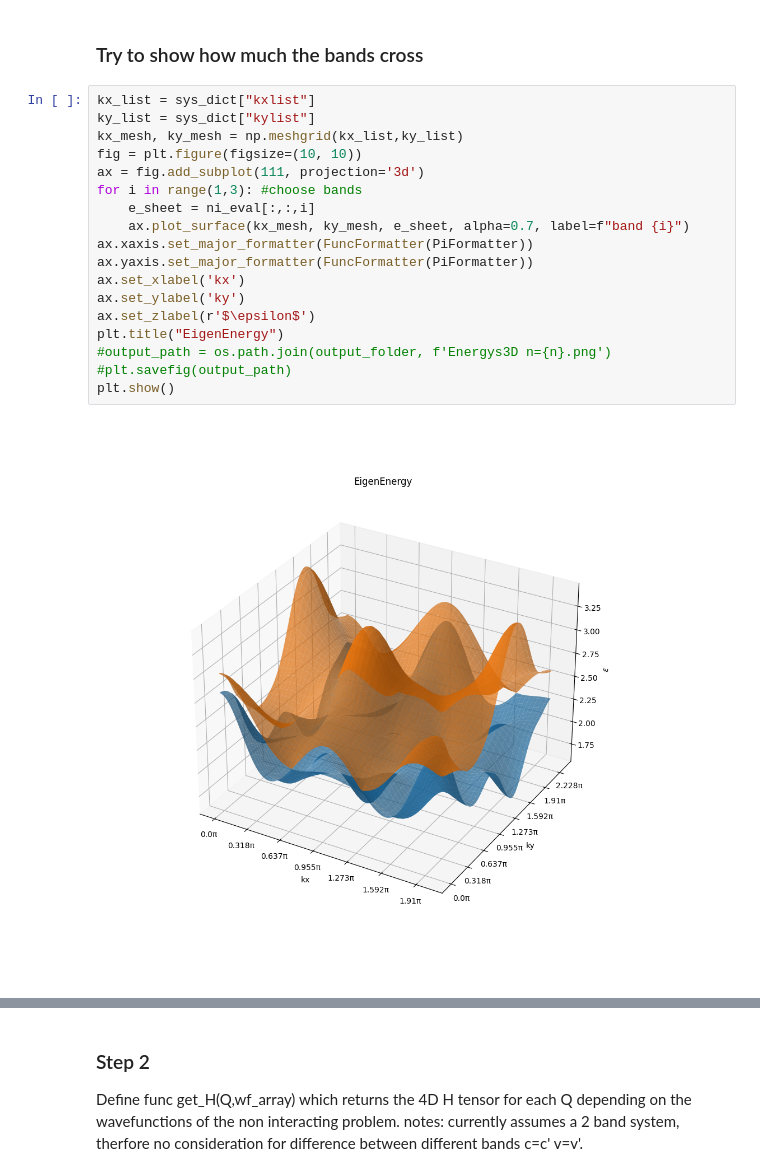
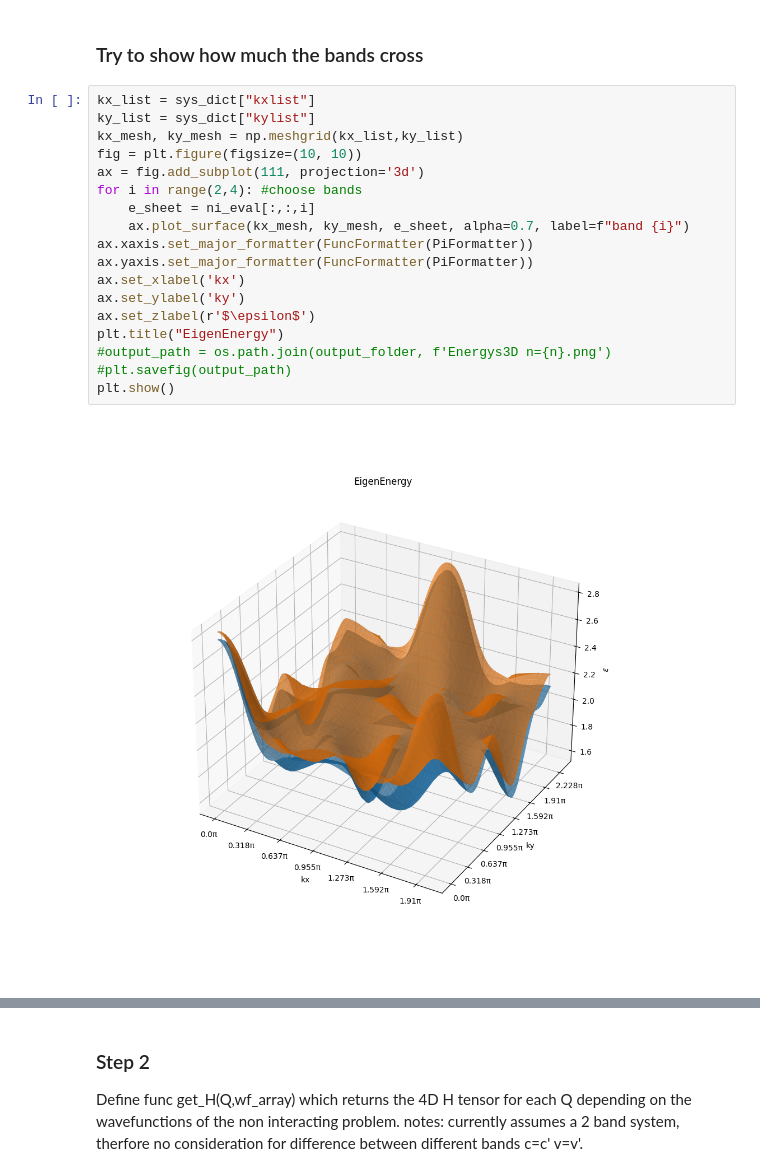
Before and after one commit to OfirBarogel/Topological-Excitons, a Jupyter notebook: Topological Excitons.ipynb, the cells around one changed output, grey strips where cells are left out. Saved outputs shown, nothing was run; the diff lists cells and outputs as text.

```diff
--- a/Topological Excitons.ipynb
+++ b/Topological Excitons.ipynb
@@ -505,23 +504,23 @@ GraphBerryCurvature(BC,C, "Images")
 # %%
 kx_list = sys_dict["kxlist"]
 ky_list = sys_dict["kylist"]
 kx_mesh, ky_mesh = np.meshgrid(kx_list,ky_list)
 fig = plt.figure(figsize=(10, 10))
 ax = fig.add_subplot(111, projection='3d')
-for i in range(1,3): #choose bands
+for i in range(2,4): #choose bands
     e_sheet = ni_eval[:,:,i]
     ax.plot_surface(kx_mesh, ky_mesh, e_sheet, alpha=0.7, label=f"band {i}")
 ax.xaxis.set_major_formatter(FuncFormatter(PiFormatter))
 ax.yaxis.set_major_formatter(FuncFormatter(PiFormatter))
 ax.set_xlabel('kx')
 ax.set_ylabel('ky')
 ax.set_zlabel(r'$\epsilon$')
 plt.title("EigenEnergy")
 #output_path = os.path.join(output_folder, f'Energys3D n={n}.png')
 #plt.savefig(output_path)
 plt.show()
 # %% [output]
-[figure, old version]
+[figure, new version]
 # %%
 # Load data
 eig = ni_eval  # shape: (Nkx, Nky, 3)
```
Also changed, not shown: parts of 14 cells of this notebook, 4 other files.
